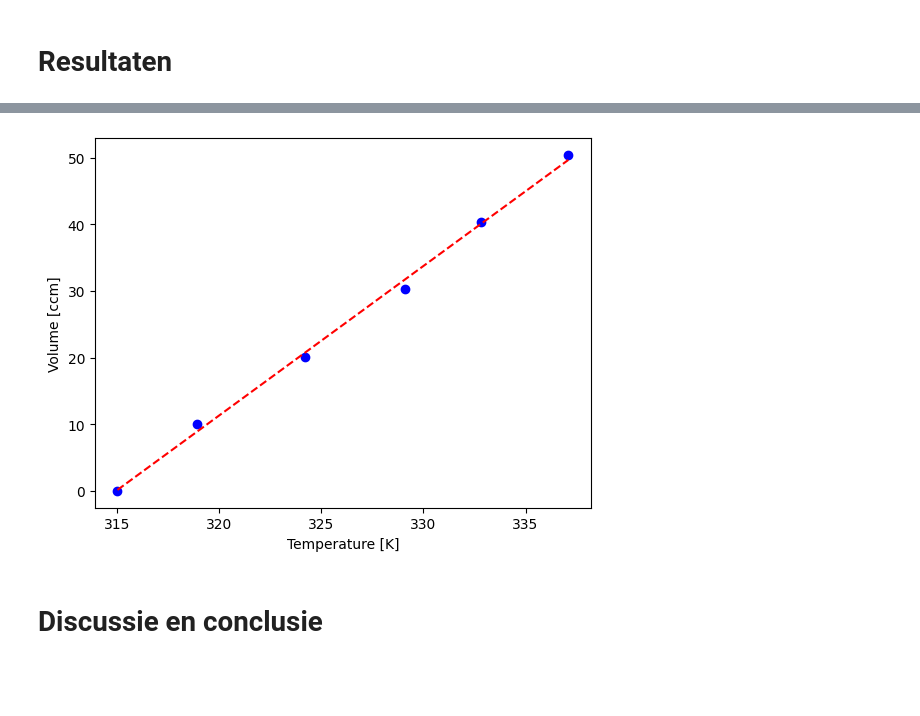
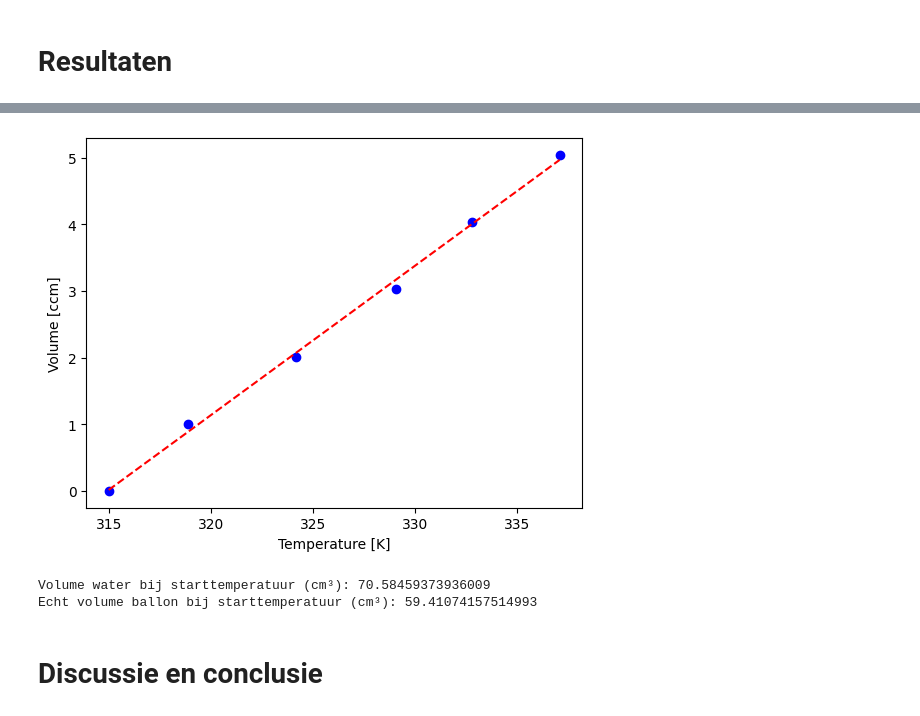
Before and after one commit to WouterAlejandro/IP2_1, a Jupyter notebook: Content/Labs/ballonproef.ipynb, the cells around one changed output, grey strips where cells are left out. Drawn from its saved outputs; the diff is of its cells as text; code cells hidden in the pictures; blank space fills up the shorter version.

```diff
--- a/Content/Labs/ballonproef.ipynb
+++ b/Content/Labs/ballonproef.ipynb
@@ -94,26 +98,34 @@ plt.show()
-# %%
-import numpy as np
-import matplotlib.pyplot as plt
-
-temps = [42.0, 45.9, 51.2, 56.1, 59.8, 64.1]
-hoogtes = [0, 1, 2, 3, 4, 5]
-
-
-diam_beker = 7.66 # cm
-diam_deksel = 6.77 # cm
-opp_water = 1/4 * np.pi * (diam_beker**2 - diam_deksel**2) #cm2
-
-volumes = (np.asarray(hoogtes) - hoogtes[0]) * opp_water
-temps_abs = np.asarray(temps) + 273
-coef = np.polyfit(temps_abs, volumes, 1)
-func = np.poly1d(coef)
-
-plt.plot(temps_abs, volumes, 'ob')
-plt.plot(temps_abs, func(temps_abs), '--r')
-plt.xlabel('Temperature [K]')
-plt.ylabel('Volume [ccm]')
-plt.show()
-# %% [output]
-[figure, removed]
+# %%
+import numpy as np
+import matplotlib.pyplot as plt
+
+temps = [42.0, 45.9, 51.2, 56.1, 59.8, 64.1]
+hoogtes = np.array([0, 1, 2, 3, 4, 5]) *0.1 # cm
+
+
+diam_beker = 7.66 # cm
+diam_deksel = 6.77 # cm
+opp_water = 1/4 * np.pi * (diam_beker**2 - diam_deksel**2) #cm2
+
+volumes = (np.asarray(hoogtes) - hoogtes[0]) * opp_water
+temps_abs = np.asarray(temps) + 273
+coef = np.polyfit(temps_abs, volumes, 1)
+func = np.poly1d(coef)
+
+plt.plot(temps_abs, volumes, 'ob')
+plt.plot(temps_abs, func(temps_abs), '--r')
+plt.xlabel('Temperature [K]')
+plt.ylabel('Volume [ccm]')
+plt.show()
+
+V_water = np.abs(func(0))
+print("Volume water bij starttemperatuur (cm³):", V_water)
+
+V_ballon_echt = V_ballon - V_water
+print("Echt volume ballon bij starttemperatuur (cm³):", V_ballon_echt)
+# %% [output]
+[figure, added]
+Volume water bij starttemperatuur (cm³): 70.58459373936009
+Echt volume ballon bij starttemperatuur (cm³): 59.41074157514993
 # %% [markdown]
 # Discussie en conclusie
```
Also changed, not shown: parts of 1 cell of this notebook.
